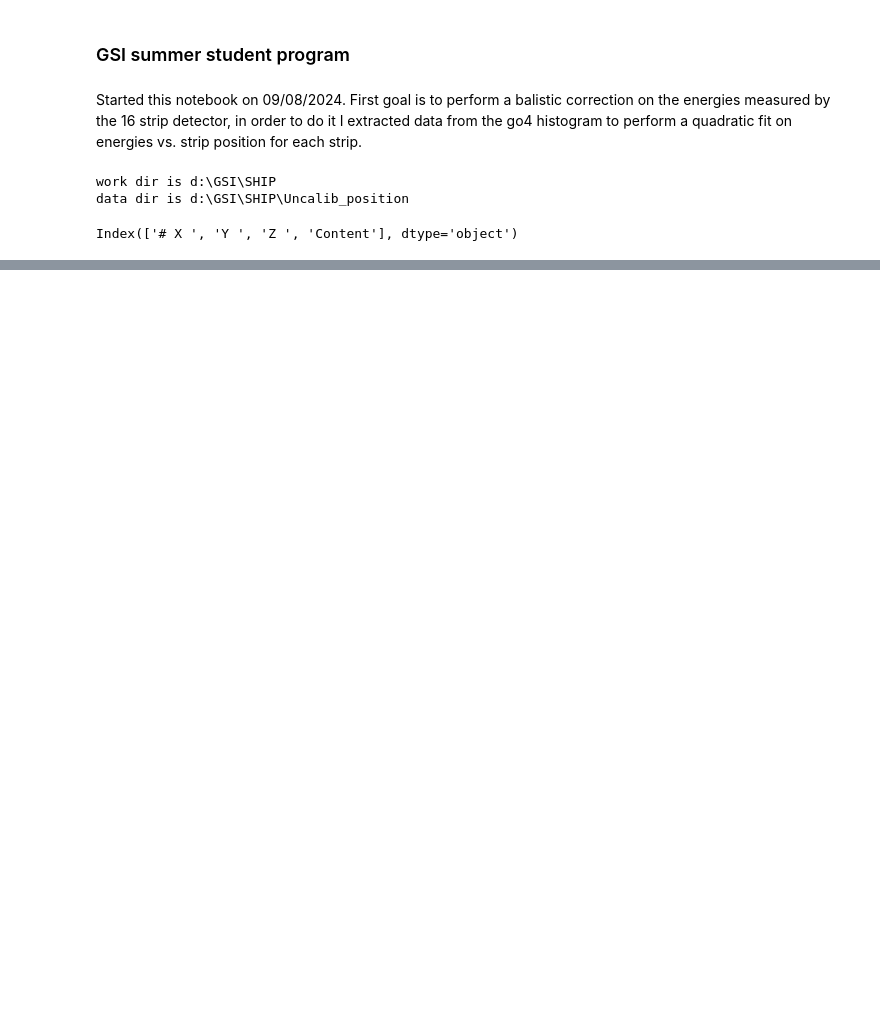
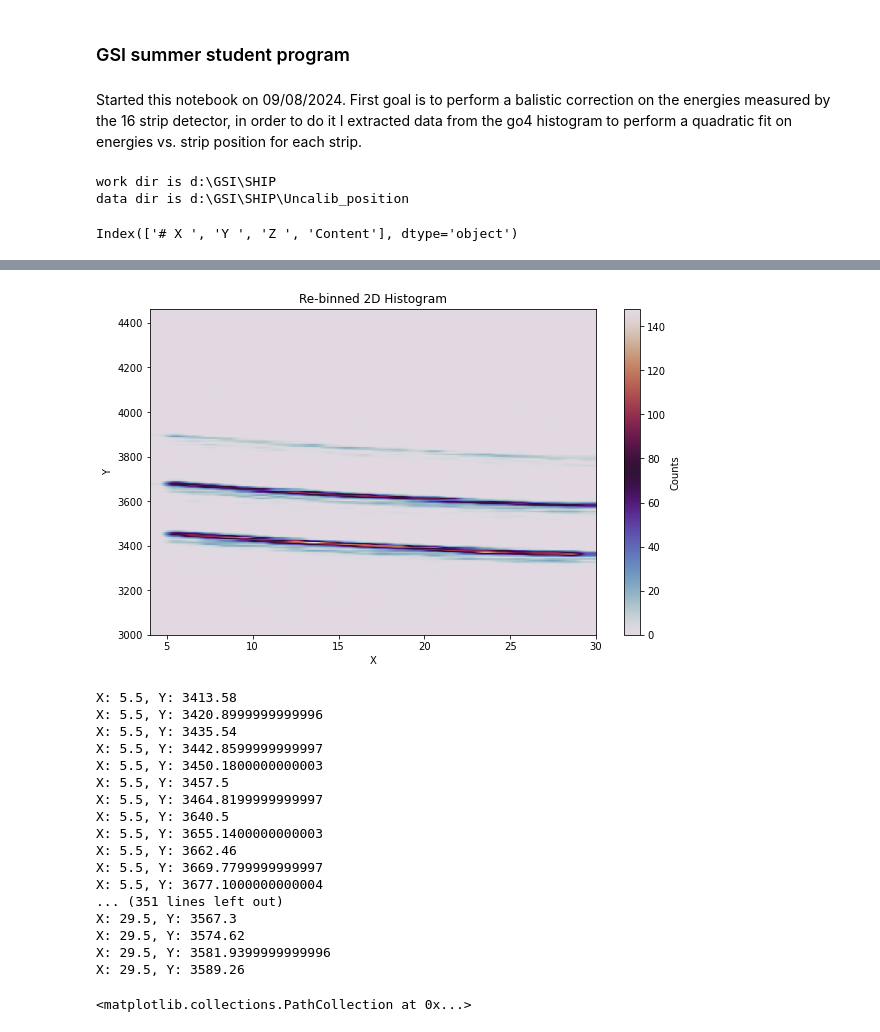
Before and after one commit to chiaramasia01/GSI16Strip, a Jupyter notebook: Calibration.ipynb, the cells around one changed output, grey strips where cells are left out. Saved outputs shown, nothing was run; the diff lists cells and outputs as text; code cells hidden in the pictures; blank space fills up the shorter version.

```diff
--- a/Calibration.ipynb
+++ b/Calibration.ipynb
@@ -76,0 +33,80 @@ for x, y in zip(x_coords, y_coords):
+# %%
+
+# Extract x, y, and counts
+position = my_df["# X "].to_numpy()
+energy = my_df["Y "].to_numpy()
+content = my_df['Content'].to_numpy()
+
+# selecting only the relevant bins
+index = np.where(content!=0)
+selected_energy = energy[index]
+selected_position = position[index]
+selected_content = content[index]
+
+# Determine the number of unique bins in x and y
+x_bins = np.unique(selected_position)
+y_bins = np.unique(selected_energy)
+
+# Original number of bins
+original_x_bins = len(x_bins)
+original_y_bins = len(y_bins)
+
+# Define the desired number of bins
+new_x_bins = 26  # Modify as needed
+new_y_bins = 200  # Modify as needed
+
+# Calculate the new bin edges
+x_edges = np.linspace(x_bins.min(), x_bins.max(), new_x_bins + 1)
+y_edges = np.linspace(y_bins.min(), y_bins.max(), new_y_bins + 1)
+
+# Re-bin the counts
+counts_2d, _, _ = np.histogram2d(selected_position, selected_energy, bins=[x_edges, y_edges], weights=selected_content)
+
+# Plot the re-binned 2D histogram using imshow
+plt.figure(figsize=(10,6))
+plt.imshow(counts_2d.T, origin='lower', extent=[x_bins.min(), x_bins.max(), y_bins.min(), y_bins.max()], aspect='auto', cmap='twilight')
+plt.colorbar(label='Counts')
+plt.xlabel('X')
+plt.ylabel('Y')
+plt.title('Re-binned 2D Histogram')
+plt.show()
+
+indices = np.where(counts_2d > 10)
+
+# Extract the bin edges corresponding to these indices
+x_coords = (x_edges[indices[0]] + x_edges[indices[0] + 1]) / 2
+y_coords = (y_edges[indices[1]] + y_edges[indices[1] + 1]) / 2
+
+xx = []
+yy = []
+
+# Print or store the coordinates
+for x, y in zip(x_coords, y_coords):
+    print(f"X: {x}, Y: {y}")
+    xx.append(x)
+    yy.append(y)
+
+yy = np.array(yy)
+xx = np.array(xx)
+
+plt.scatter(xx,yy)
+# %% [output]
+[figure, added]
+X: 5.5, Y: 3413.58
+X: 5.5, Y: 3420.8999999999996
+X: 5.5, Y: 3435.54
+X: 5.5, Y: 3442.8599999999997
+X: 5.5, Y: 3450.1800000000003
+X: 5.5, Y: 3457.5
+X: 5.5, Y: 3464.8199999999997
+X: 5.5, Y: 3640.5
+X: 5.5, Y: 3655.1400000000003
+X: 5.5, Y: 3662.46
+X: 5.5, Y: 3669.7799999999997
+X: 5.5, Y: 3677.1000000000004
+... (351 lines left out)
+X: 29.5, Y: 3567.3
+X: 29.5, Y: 3574.62
+X: 29.5, Y: 3581.9399999999996
+X: 29.5, Y: 3589.26
+<matplotlib.collections.PathCollection at 0x...>
```
Also changed, not shown: parts of 8 cells of this notebook, 16 other files.
